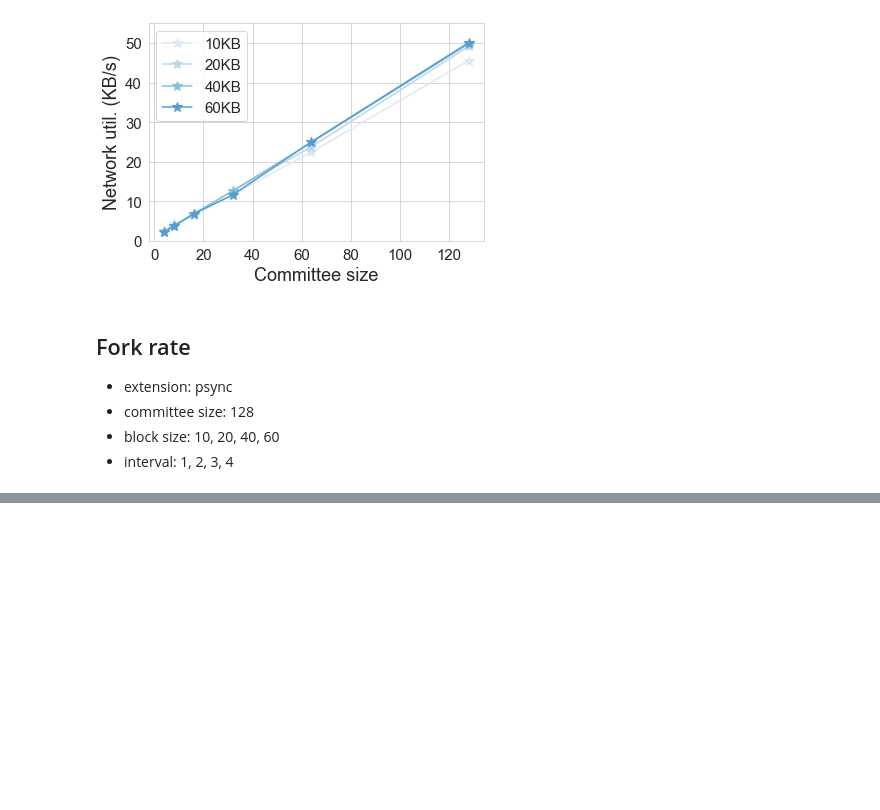
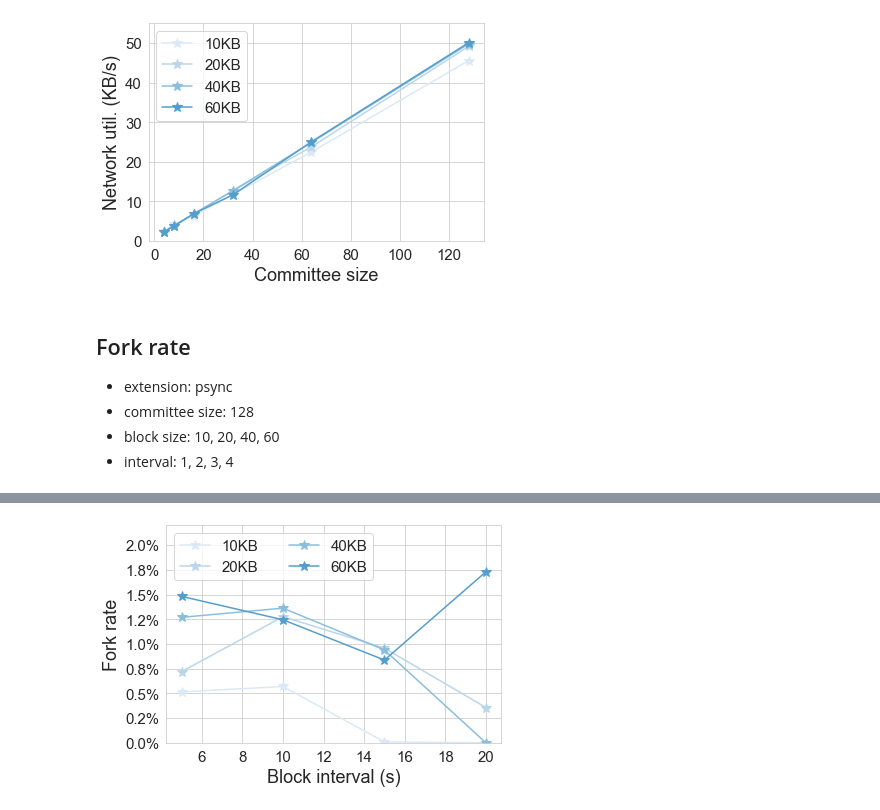
Before and after one commit to SebastianElvis/ebft, a Jupyter notebook: evaluation/analysis.ipynb, the cells around one changed output, grey strips where cells are left out. Saved outputs shown, nothing was run; the diff lists cells and outputs as text; code cells hidden in the pictures; blank space fills up the shorter version.

```diff
--- a/evaluation/analysis.ipynb
+++ b/evaluation/analysis.ipynb
@@ -405,3 +406,25 @@ fork_rates_df
+# %%
+def plot_fork_rates(df, minerblocksizes, block_intervals):
+    plt.figure()
+    for minerblocksize in minerblocksizes:
+        xs = df[df['minerblocksize']==minerblocksize]['block_interval'] * 5
+        means = df[df['minerblocksize']==minerblocksize]['mean']
+        stds = df[df['minerblocksize']==minerblocksize]['std']
+        plt.plot(xs, means, '-*', label="%dKB" % minerblocksize, markersize=10)
+#         plt.errorbar(xs, means, yerr=stds, label="%dKB" % minerblocksize)
+
+    plt.xticks(fontsize=15)
+    plt.yticks(fontsize=15)
+    plt.gca().yaxis.set_major_formatter(mtick.PercentFormatter(1, decimals=1))
+    plt.xlabel('Block interval (s)', fontsize=18)
+    plt.ylabel('Fork rate', fontsize=18)
+    plt.ylim([0, 0.022])
+    plt.legend(fontsize=15, ncol=2)
+    plt.show()
+
+plot_fork_rates(fork_rates_df, [10,20,40,60], [1,2,3,4])
+# %% [output]
+[figure, added]
 # %%
 # TODO (RH):
 #  - block interval vs fork rate
```
Also changed, not shown: parts of 2 cells of this notebook.
